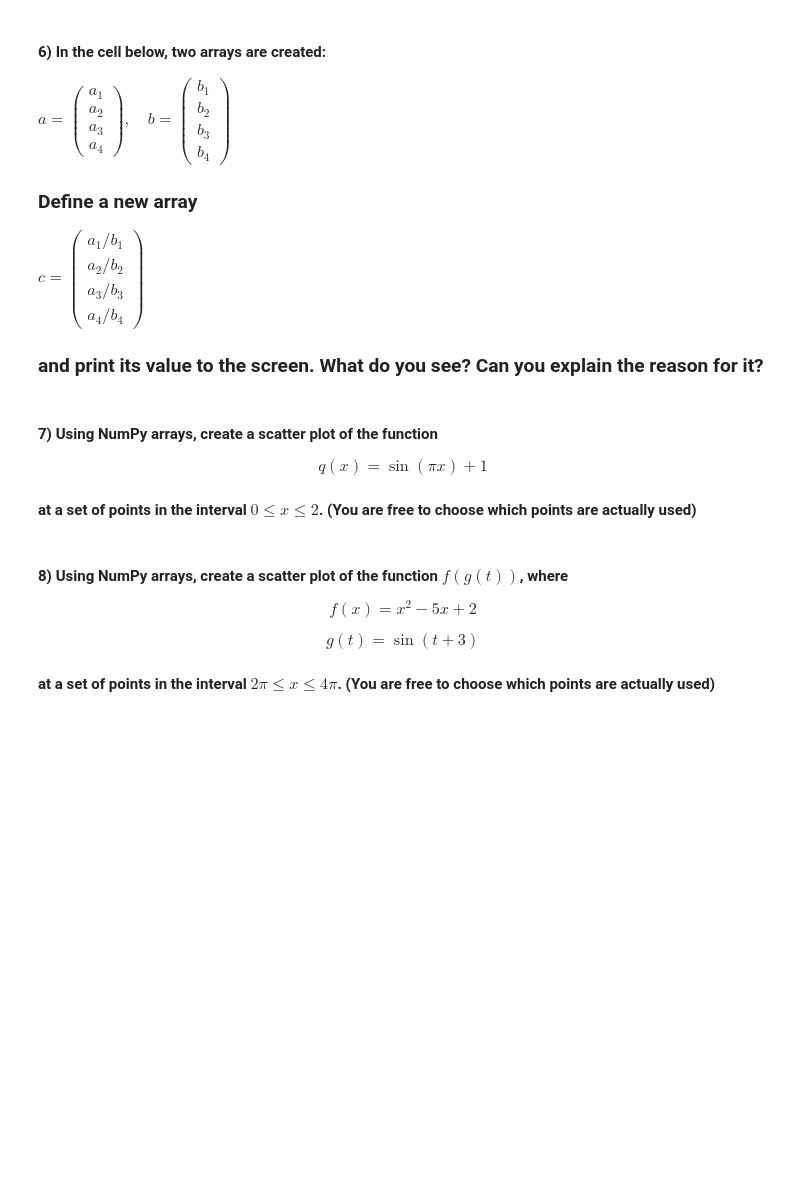
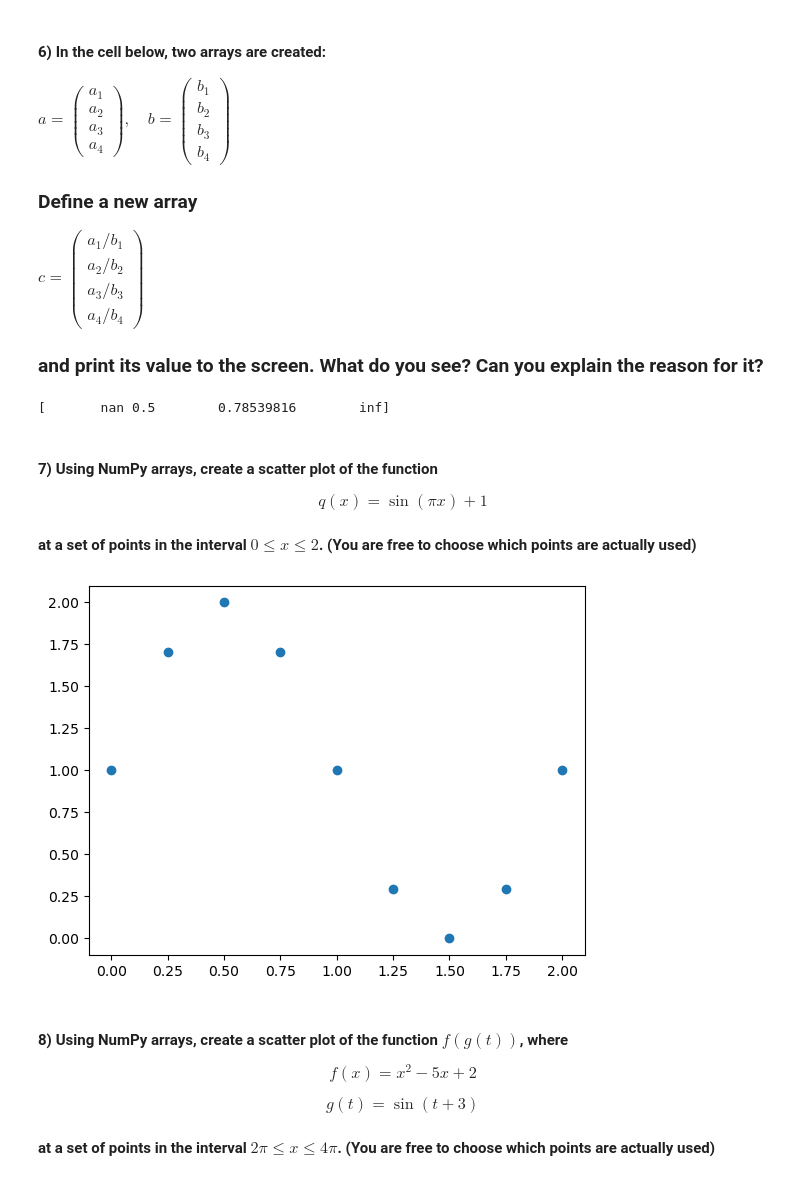
Before and after one commit to chadhimes/datasci151spring2026, a Jupyter notebook: lecture_06/lecture_06 copy.ipynb, the cells around one changed output. Cells and saved outputs as stored; diff of their text form; code cells hidden in the pictures; blank space fills up the shorter version.

```diff
--- a/lecture_06/lecture_06 copy.ipynb
+++ b/lecture_06/lecture_06 copy.ipynb
@@ -665,6 +665,14 @@ a = np.array([0, 1.0, np.pi, np.cos(np.pi/12)])
 b = np.array([0, 2.0, 4, 0])
 
 # your code here
+
+c = a / b
+
+print(c)
+
+# I get errors saying taht I cannot divide by 0 whihc makes mathematically sense
+# %% [output]
+[       nan 0.5        0.78539816        inf]
 # %% [markdown]
 #### **7)** Using NumPy arrays, create a scatter plot of the function
 
@@ -673,6 +681,16 @@ $$q(x) = \sin(\pi x) + 1$$
 #### at a set of points in the interval $0 \leq x \leq 2$. (You are free to choose which points are actually used)
 # %%
 # your code here
+import matplotlib.pyplot as plt
+
+x_vals = np.array([0, 0.25, 0.5,0.75, 1, 1.25, 1.5, 1.75, 2])
+
+q_of_x = np.sin(np.pi * x_vals) + 1
+
+plt.scatter(x = x_vals, y = q_of_x)
+plt.show()
+# %% [output]
+[figure, added]
 # %% [markdown]
 #### **8)** Using NumPy arrays, create a scatter plot of the function $f(g(t))$, where
 
```
Also changed, not shown: parts of 3 cells of this notebook.
